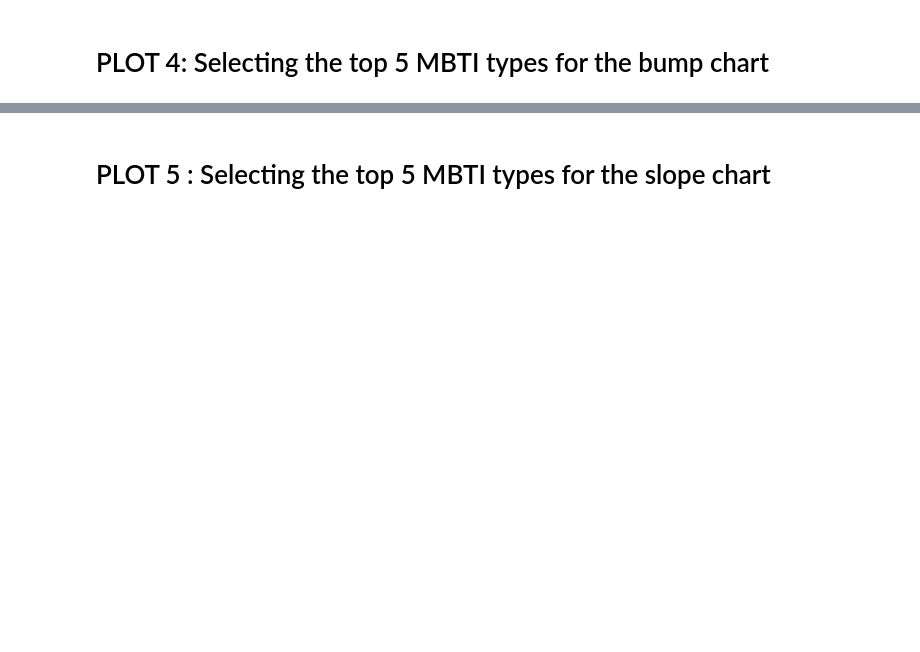
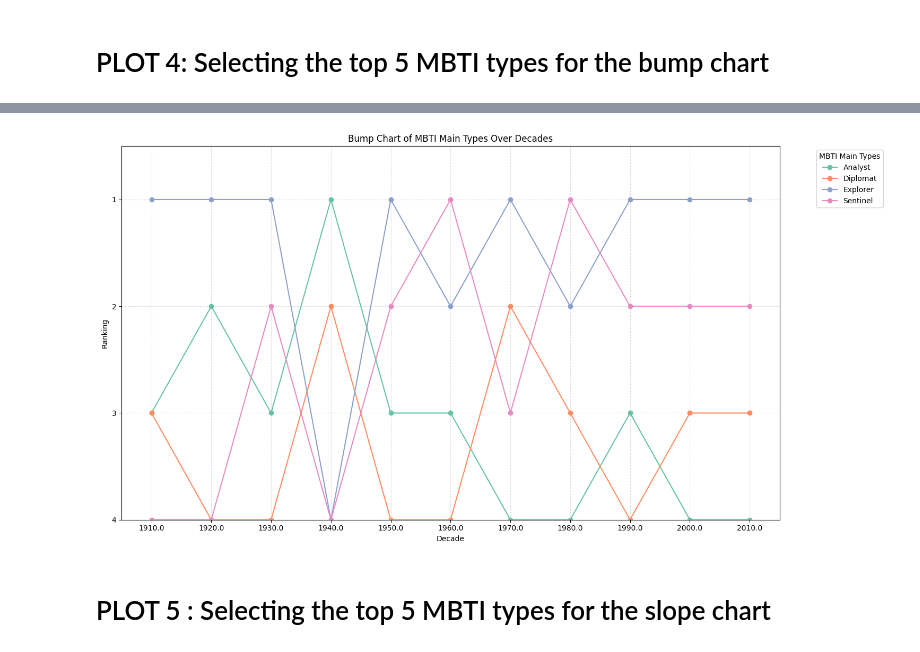
Before and after one commit to Xiaotong1120/Exploratory-Data-Analysis-on-Movie-Characters-MBTI-Personality-Types-, a Jupyter notebook: Time-series_EDA.ipynb, the cells around one changed output, grey strips where cells are left out. Drawn from its saved outputs; the diff is of its cells as text; code cells hidden in the pictures; blank space fills up the shorter version.

```diff
--- a/Time-series_EDA.ipynb
+++ b/Time-series_EDA.ipynb
@@ -132,3 +112,54 @@ plt.show()
+# %%
+# Coded by Sai Nandini. Reviewed, tested and corrected by Daniel, Yitian, and Xiatong.
+# Mapping MBTI types to main types and creating a 'decade' column
+main_type_mapping = {
+    'Analyst': ['INTJ', 'INTP', 'ENTJ', 'ENTP'],
+    'Diplomat': ['INFJ', 'INFP', 'ENFJ', 'ENFP'],
+    'Sentinel': ['ISTJ', 'ISFJ', 'ESTJ', 'ESFJ'],
+    'Explorer': ['ISTP', 'ISFP', 'ESTP', 'ESFP']
+}
+mbti_to_main = {mbti: main for main, mbtis in main_type_mapping.items() for mbti in mbtis}
+df['main_type'] = df['mbti'].map(mbti_to_main)
+df['decade'] = (df['release_year'] // 10) * 10
+
+# Grouping by decade and main type, then counting occurrences
+decade_main_type_counts = df.groupby(['decade', 'main_type']).size().unstack(fill_value=0)
+
+# Calculate the rankings for each main type per decade
+rankings = decade_main_type_counts.rank(axis=1, method='max', ascending=False)
+
+# Setting up the figure for the bump chart
+fig, ax = plt.subplots(figsize=(15, 8))
+
+# Color palette for the lines
+colors = sns.color_palette("Set2", len(rankings.columns))
+
+# Plotting each main type with a unique color and marker
+for i, main_type in enumerate(rankings.columns):
+    ax.plot(rankings.index, rankings[main_type], label=main_type, marker='o', color=colors[i], linestyle='-')
+
+# Setting the y-axis to show rankings with a reversed order so 1 is at the top
+ax.set_ylim(len(rankings.columns), 0.5)
+ax.set_yticks(range(1, len(rankings.columns) + 1))
+ax.set_yticklabels(range(1, len(rankings.columns) + 1))
+
+# Setting the x-axis to show decades
+ax.set_xticks(rankings.index)
+ax.set_xticklabels(rankings.index)
+
+# Grid and title settings
+ax.grid(True, linestyle='--', which='major', color='grey', alpha=.25)
+ax.set_title('Bump Chart of MBTI Main Types Over Decades')
+ax.set_xlabel('Decade')
+ax.set_ylabel('Ranking')
+
+# Legend outside the plot
+ax.legend(title='MBTI Main Types', bbox_to_anchor=(1.05, 1), loc='upper left')
+
+plt.tight_layout()
+plt.show()
+# %% [output]
+[figure, added]
 # %% [markdown]
 # PLOT 5 : Selecting the top 5 MBTI types for the slope chart
 # %%
```
Also changed, not shown: parts of 11 cells of this notebook.
